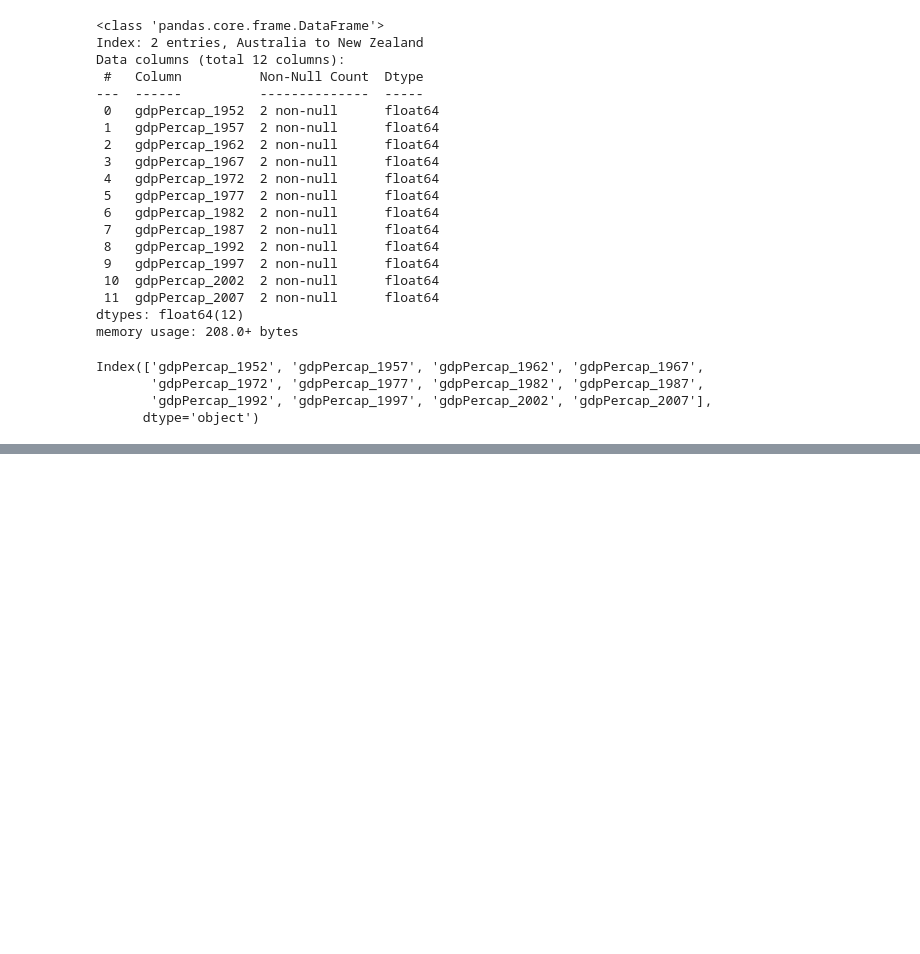
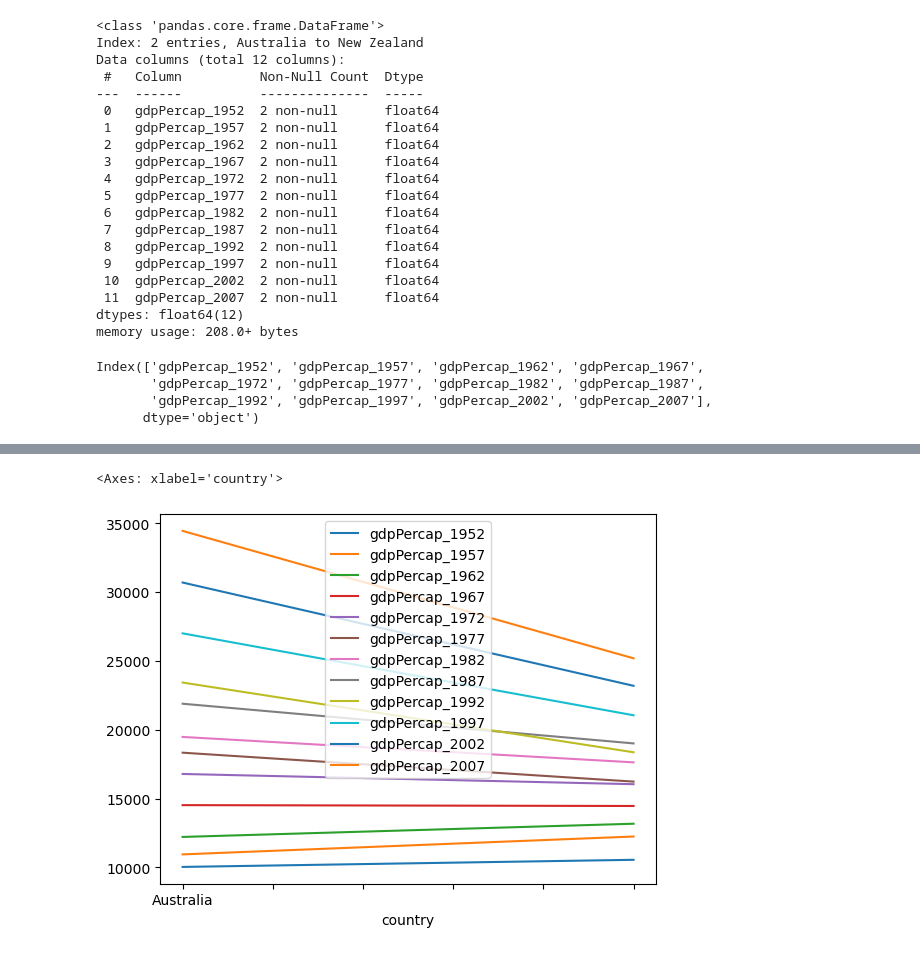
Before and after one commit to paulmaxus/livecode-2024-11-25, a Jupyter notebook: notebooks/reading_data.ipynb, the cells around one changed output, grey strips where cells are left out. Saved outputs shown, nothing was run; the diff lists cells and outputs as text; code cells hidden in the pictures; blank space fills up the shorter version.

```diff
--- a/notebooks/reading_data.ipynb
+++ b/notebooks/reading_data.ipynb
@@ -91,0 +106,5 @@ data
+# %%
+data.plot()
+# %% [output]
+<Axes: xlabel='country'>
+[figure, added]
```
Also changed, not shown: parts of 1 cell of this notebook.
